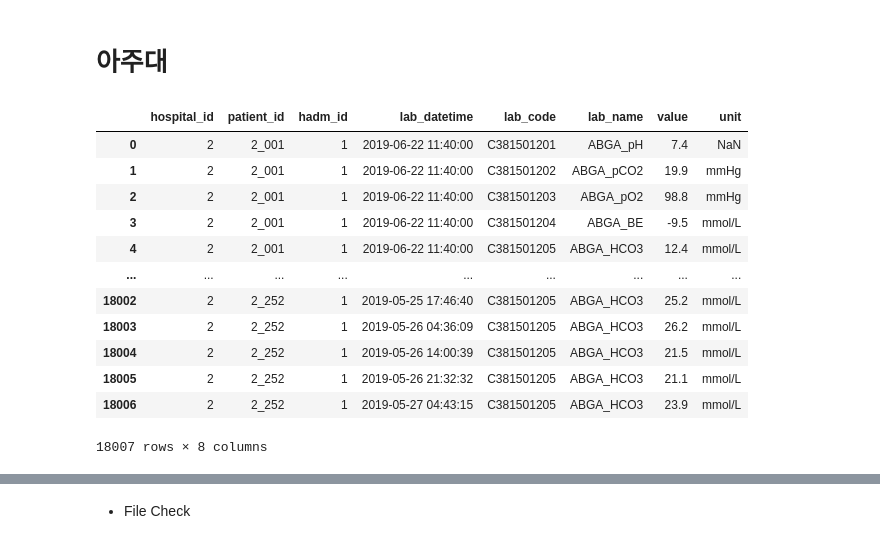
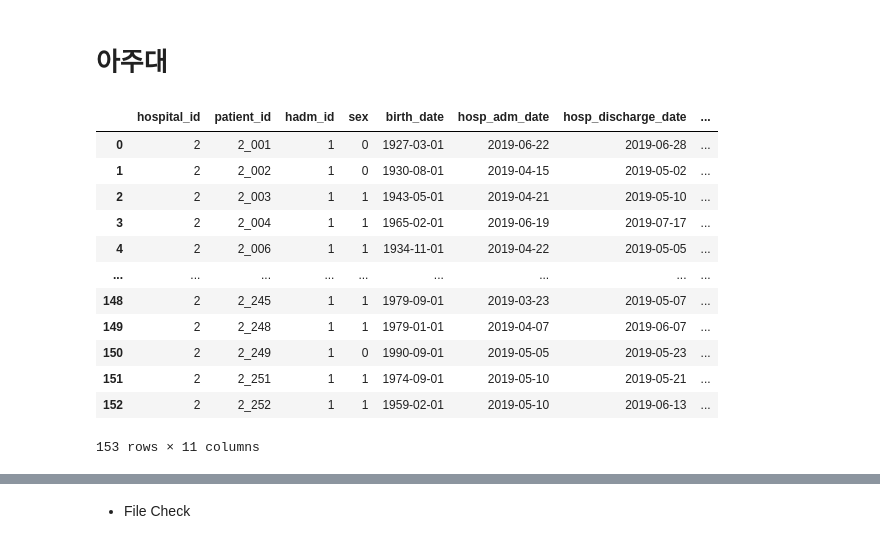
Before and after one commit to skjangbudon/nia_vent_weaning, a Jupyter notebook: notebook/data_preprocess_1103.ipynb, the cells around one changed output, grey strips where cells are left out. Cells and saved outputs as stored; diff of their text form; code cells hidden in the pictures.

```diff
--- a/notebook/data_preprocess_1103.ipynb
+++ b/notebook/data_preprocess_1103.ipynb
@@ -108,22 +107,22 @@ Weaning Fail patients:  52
 # %% [markdown]
 # 아주대
 # %%
-df = pd.read_csv('/VOLUME/nia_vent_weaning/raw_data/AJU/1cycle/lab.csv')
+df = pd.read_excel('/VOLUME/nia_vent_weaning/raw_data/AJU/1cycle/demographics.xlsx')
 df
 # %% [output]
-|  | hospital_id | patient_id | hadm_id | lab_datetime | lab_code | lab_name | value | unit |
-| 0 | 2 | 2_001 | 1 | 2019-06-22 11:40:00 | C381501201 | ABGA_pH | 7.4 | NaN |
-| 1 | 2 | 2_001 | 1 | 2019-06-22 11:40:00 | C381501202 | ABGA_pCO2 | 19.9 | mmHg |
-| 2 | 2 | 2_001 | 1 | 2019-06-22 11:40:00 | C381501203 | ABGA_pO2 | 98.8 | mmHg |
-| 3 | 2 | 2_001 | 1 | 2019-06-22 11:40:00 | C381501204 | ABGA_BE | -9.5 | mmol/L |
-| 4 | 2 | 2_001 | 1 | 2019-06-22 11:40:00 | C381501205 | ABGA_HCO3 | 12.4 | mmol/L |
+|  | hospital_id | patient_id | hadm_id | sex | birth_date | hosp_adm_date | hosp_discharge_date | ... |
+| 0 | 2 | 2_001 | 1 | 0 | 1927-03-01 | 2019-06-22 | 2019-06-28 | ... |
+| 1 | 2 | 2_002 | 1 | 0 | 1930-08-01 | 2019-04-15 | 2019-05-02 | ... |
+| 2 | 2 | 2_003 | 1 | 1 | 1943-05-01 | 2019-04-21 | 2019-05-10 | ... |
+| 3 | 2 | 2_004 | 1 | 1 | 1965-02-01 | 2019-06-19 | 2019-07-17 | ... |
+| 4 | 2 | 2_006 | 1 | 1 | 1934-11-01 | 2019-04-22 | 2019-05-05 | ... |
 | ... | ... | ... | ... | ... | ... | ... | ... | ... |
-| 18002 | 2 | 2_252 | 1 | 2019-05-25 17:46:40 | C381501205 | ABGA_HCO3 | 25.2 | mmol/L |
-| 18003 | 2 | 2_252 | 1 | 2019-05-26 04:36:09 | C381501205 | ABGA_HCO3 | 26.2 | mmol/L |
-| 18004 | 2 | 2_252 | 1 | 2019-05-26 14:00:39 | C381501205 | ABGA_HCO3 | 21.5 | mmol/L |
-| 18005 | 2 | 2_252 | 1 | 2019-05-26 21:32:32 | C381501205 | ABGA_HCO3 | 21.1 | mmol/L |
-| 18006 | 2 | 2_252 | 1 | 2019-05-27 04:43:15 | C381501205 | ABGA_HCO3 | 23.9 | mmol/L |
+| 148 | 2 | 2_245 | 1 | 1 | 1979-09-01 | 2019-03-23 | 2019-05-07 | ... |
+| 149 | 2 | 2_248 | 1 | 1 | 1979-01-01 | 2019-04-07 | 2019-06-07 | ... |
+| 150 | 2 | 2_249 | 1 | 0 | 1990-09-01 | 2019-05-05 | 2019-05-23 | ... |
+| 151 | 2 | 2_251 | 1 | 1 | 1974-09-01 | 2019-05-10 | 2019-05-21 | ... |
+| 152 | 2 | 2_252 | 1 | 1 | 1959-02-01 | 2019-05-10 | 2019-06-13 | ... |
-18007 rows × 8 columns
+153 rows × 11 columns
 # %%
 import pandas as pd, numpy as np
 import os, tqdm, warnings
```
Also changed, not shown: parts of 39 cells of this notebook, 2 other files.
